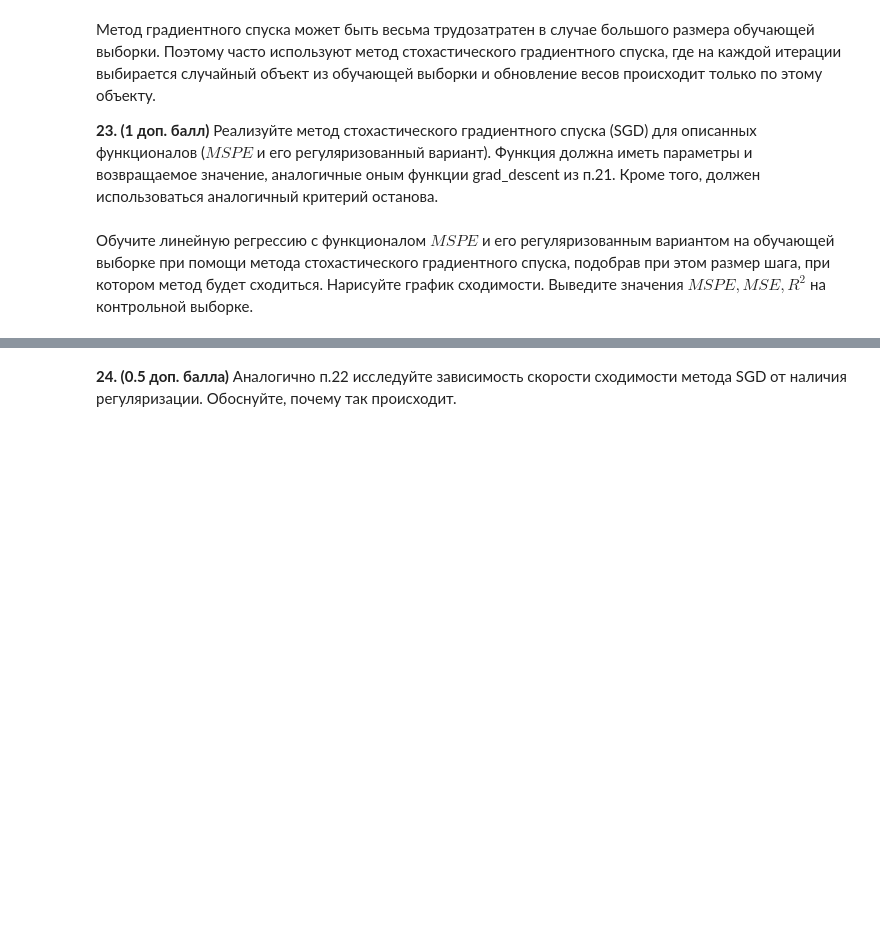
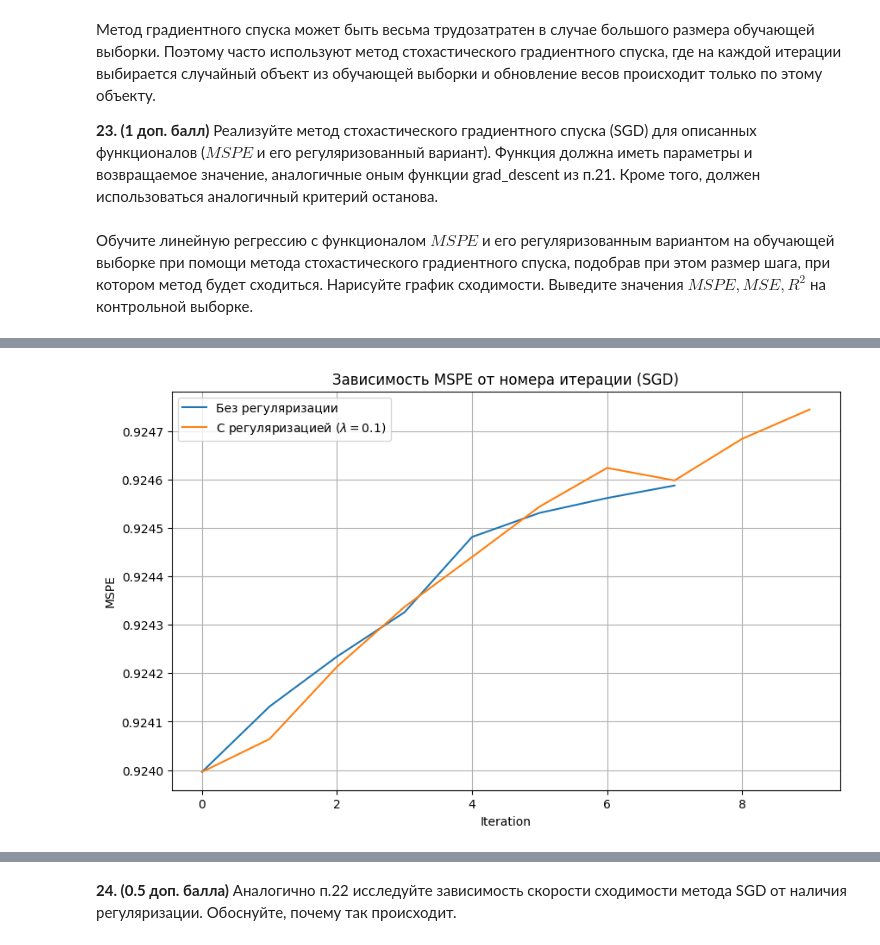
Before and after one commit to raffeekk/ML25, a Jupyter notebook: homework/homework-practice-01-linregr.ipynb, the cells around one changed output, grey strips where cells are left out. Cells and saved outputs as stored; diff of their text form; code cells hidden in the pictures; blank space fills up the shorter version.

```diff
--- a/homework/homework-practice-01-linregr.ipynb
+++ b/homework/homework-practice-01-linregr.ipynb
@@ -866,3 +1310,102 @@ def sgd(X, y, step_size, max_iter, eps, is_reg=False, lambda_=0.1):
     return w, func_values
 # %% [markdown]
 Обучите линейную регрессию с функционалом $MSPE$ и его регуляризованным вариантом на обучающей выборке при помощи метода стохастического градиентного спуска, подобрав при этом размер шага, при котором метод будет сходиться. Нарисуйте график сходимости. Выведите значения $MSPE, MSE, R^2$ на контрольной выборке.
+# %%
+import numpy as np
+import matplotlib.pyplot as plt
+from sklearn.metrics import mean_squared_error, r2_score
+
+# Подбор оптимального step_size
+def find_optimal_step_size(X, y, max_iter=100, eps=1e-6, is_reg=False, lambda_=0.1):
+    step_sizes = [1e-4, 1e-3, 1e-2, 0.1]  # Варианты размера шага
+    optimal_step_size = None
+    min_final_mspe = float('inf')
+
+    for step_size in step_sizes:
+        try:
+            w, func_values = sgd(
+                X=X,
+                y=y,
+                step_size=step_size,
+                max_iter=max_iter,
+                eps=eps,
+                is_reg=is_reg,
+                lambda_=lambda_
+            )
+            final_mspe = func_values[-1]  # Значение MSPE на последней итерации
+            print(f"Step size: {step_size}, Final MSPE: {final_mspe:.4f}")
+
+            if final_mspe < min_final_mspe:
+                min_final_mspe = final_mspe
+                optimal_step_size = step_size
+        except Exception as e:
+            print(f"Ошибка при step_size={step_size}: {e}")
+
+    return optimal_step_size
+
+# Нахождение оптимального step_size
+optimal_step_size_no_reg = find_optimal_step_size(
+    X=X_train_with_bias,
+    y=y_train_clean,
+    is_reg=False
+)
+
+optimal_step_size_reg = find_optimal_step_size(
+    X=X_train_with_bias,
+    y=y_train_clean,
+    is_reg=True,
+    lambda_=0.1
+)
+
+# Обучение модели без регуляризации
+print("Обучение модели без регуляризации...")
+w_opt_no_reg, func_values_no_reg = sgd(
+    X=X_train_with_bias,
+    y=y_train_clean,
+    step_size=optimal_step_size_no_reg,
+    max_iter=500,
+    eps=1e-6,
+    is_reg=False
+)
+
+# Обучение модели с регуляризацией
+print("Обучение модели с регуляризацией...")
+w_opt_reg, func_values_reg = sgd(
+    X=X_train_with_bias,
+    y=y_train_clean,
+    step_size=optimal_step_size_reg,
+    max_iter=500,
+    eps=1e-6,
+    is_reg=True,
+    lambda_=0.1
+)
+
+# График сходимости
+plt.figure(figsize=(10, 6))
+plt.plot(func_values_no_reg, label="Без регуляризации")
+plt.plot(func_values_reg, label=f"С регуляризацией ($\lambda = 0.1$)")
+plt.title("Зависимость MSPE от номера итерации (SGD)")
+plt.xlabel("Iteration")
+plt.ylabel("MSPE")
+plt.legend()
+plt.grid(True)
+plt.show()
+
+# Вычисление метрик на тестовой выборке
+def compute_metrics(w, X, y):
+    predictions = np.dot(X, w)
+    mspe = get_func(w, X, y)
+    mse = mean_squared_error(y, predictions)
+    r2 = r2_score(y, predictions)
+    return mspe, mse, r2
+
+# Метрики для модели без регуляризации
+mspe_no_reg, mse_no_reg, r2_no_reg = compute_metrics(w_opt_no_reg, X_test_with_bias, y_test_clean)
+print(f"Метрики без регуляризации:")
+print(f"MSPE: {mspe_no_reg:.4f}, MSE: {mse_no_reg:.4f}, R^2: {r2_no_reg:.4f}")
+
+# Метрики для модели с регуляризацией
+mspe_reg, mse_reg, r2_reg = compute_metrics(w_opt_reg, X_test_with_bias, y_test_clean)
+print(f"\nМетрики с регуляризацией:")
+print(f"MSPE: {mspe_reg:.4f}, MSE: {mse_reg:.4f}, R^2: {r2_reg:.4f}")
+# %% [output]
@@ -868,0 +1422 @@ def sgd(X, y, step_size, max_iter, eps, is_reg=False, lambda_=0.1):
+[figure, added]
```
Also changed, not shown: parts of 55 cells of this notebook.
